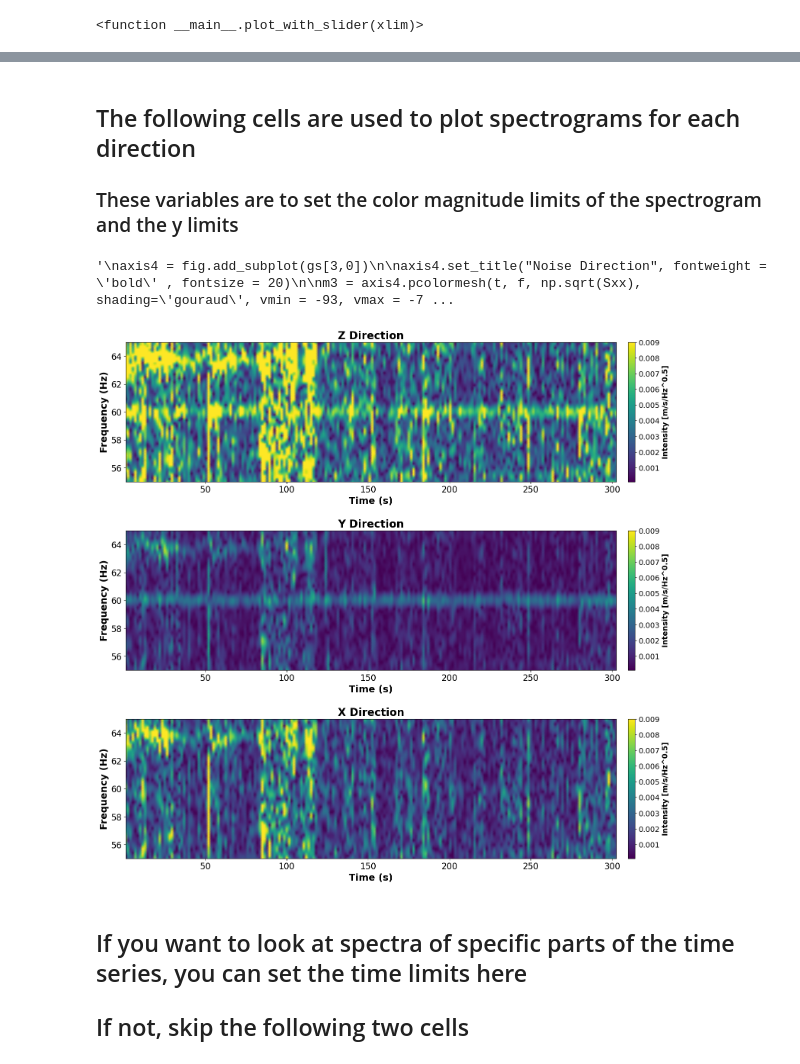
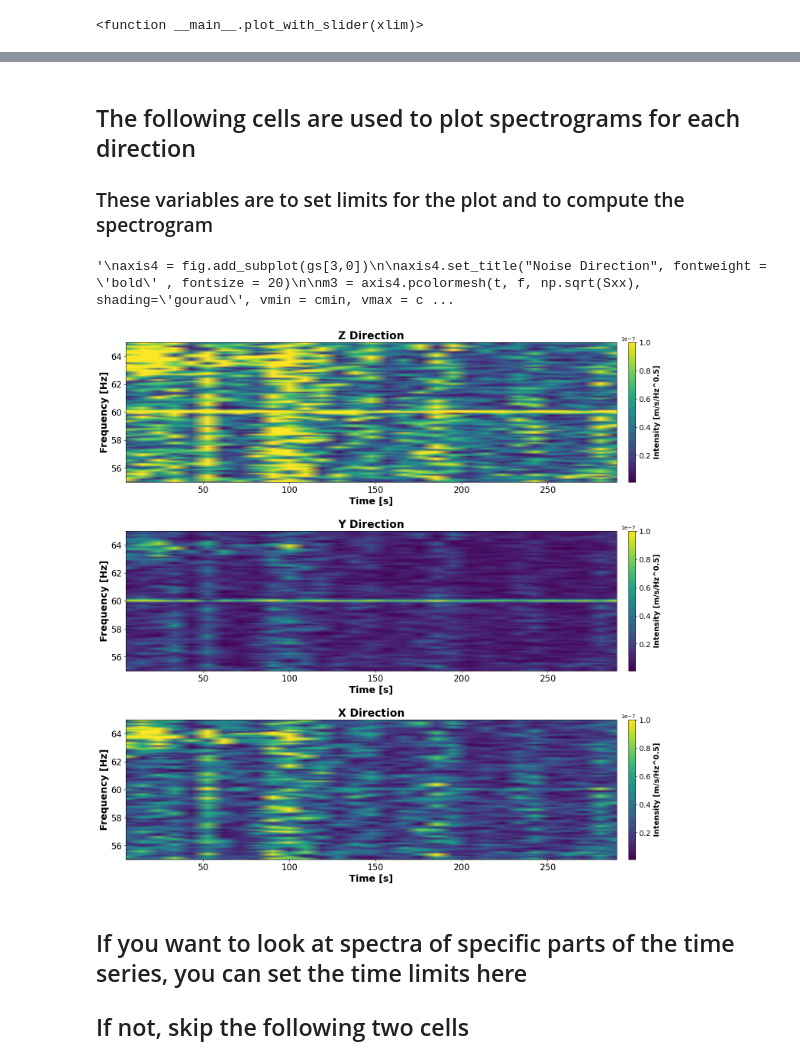
Before and after one commit to EquivocalBeing/Research_Code, a Jupyter notebook: Summer 2024/Magnetometer_Analysis_Prime.ipynb, the cells around one changed output, grey strips where cells are left out. Cells and saved outputs as stored; diff of their text form; code cells hidden in the pictures.

```diff
--- a/Summer 2024/Magnetometer_Analysis_Prime.ipynb
+++ b/Summer 2024/Magnetometer_Analysis_Prime.ipynb
@@ -133,19 +181,21 @@ plt.grid(True)
 # %% [markdown]
 ## The following cells are used to plot spectrograms for each direction
 
-### These variables are to set the color magnitude limits of the spectrogram and the y limits
+### These variables are to set limits for the plot and to compute the spectrogram
 # %%
-cmin = 0.0001 ## 0.0001 is the lowest it will go
-cmax = 0.009 ## Increase to make the plot more blue
+################################################## Colorbar Limits #############################################################
+cmin = 10e-10
+cmax = 10e-8
 
+##################################################### Plot limits ##############################################################
 ymax = 65 ## In terms of frequency
 ymin = 55
 
 ###################################################### fft length ##############################################################
-fft_len = 128 ## In terms of sec
+fft_len = 10 ## in terms of seconds
 
 ################################################# Precent FFT Overlap ##########################################################
-olap = 50
+olap = 50 ## 50% fft overlap
 # %%
 ################################################################################################################################
 ###################### The spectrograms are calculated with signal.spectrogram from SciPy ######################################
@@ -166,18 +216,18 @@ gs = gridspec.GridSpec(4,1, height_ratios = [1,1,1,1], hspace = 0.35)
 
 axis1 = fig.add_subplot(gs[0,0])
 
-m0 = axis1.pcolormesh(tk, fk, np.sqrt(Sxxk), shading='gouraud', vmin = cmin, vmax = cmax)
+m0 = axis1.pcolormesh(tk, fk, np.sqrt(Sxxk), shading='gouraud',vmin = cmin, vmax = cmax)
 
 axis1.set_title("Z Direction", fontweight = 'bold' , fontsize = 20)
-axis1.set_xlabel('Time (s)', fontweight = 'bold' , fontsize = 18)
-axis1.set_ylabel('Frequency (Hz)', fontweight = 'bold' , fontsize = 18)
+axis1.set_xlabel('Time [s]', fontweight = 'bold' , fontsize = 18)
+axis1.set_ylabel('Frequency [Hz]', fontweight = 'bold' , fontsize = 18)
 axis1.tick_params(labelsize=16)
 
 cbar0 = fig.colorbar(m0, label='Intensity [m/s/Hz^0.5]', pad =0.02)
 cbar0.ax.tick_params(labelsize=14)
 cbar0.set_label(label='Intensity [m/s/Hz^0.5]' ,weight='bold', fontsize = 14)
 
-axis1.set_ylim(ymin, ymax)
+#axis1.set_ylim(ymin, ymax)  ## Uncomment to set limits
 
 ####################################################### Channel Y ##############################################################
 
@@ -186,8 +236,8 @@ axis2 = fig.add_subplot(gs[1,0])
 m1 = axis2.pcolormesh(tj, fj, np.sqrt(Sxxj), shading='gouraud', vmin = cmin, vmax = cmax)
 
 axis2.set_title("Y Direction", fontweight = 'bold' , fontsize = 20)
-axis2.set_xlabel('Time (s)', fontweight = 'bold' , fontsize = 18)
-axis2.set_ylabel('Frequency (Hz)', fontweight = 'bold' , fontsize = 18)
+axis2.set_xlabel('Time [s]', fontweight = 'bold' , fontsize = 18)
+axis2.set_ylabel('Frequency [Hz]', fontweight = 'bold' , fontsize = 18)
 axis2.tick_params(labelsize=16)
 
 cbar1 = fig.colorbar(m1, pad =0.02)
@@ -203,43 +253,43 @@ axis3 = fig.add_subplot(gs[2,0])
 m2 = axis3.pcolormesh(ti, fi, np.sqrt(Sxxi), shading='gouraud', vmin = cmin, vmax = cmax)
 
 axis3.set_title("X Direction", fontweight = 'bold' , fontsize = 20)
-axis3.set_xlabel('Time (s)', fontweight = 'bold' , fontsize = 18)
-axis3.set_ylabel('Frequency (Hz)', fontweight = 'bold' , fontsize = 18)
+axis3.set_xlabel('Time [s]', fontweight = 'bold' , fontsize = 18)
+axis3.set_ylabel('Frequency [Hz]', fontweight = 'bold' , fontsize = 18)
 axis3.tick_params(labelsize=16)
 
 cbar2 = fig.colorbar(m2, pad =0.02)
 cbar2.ax.tick_params(labelsize=14)
 cbar2.set_label(label='Intensity [m/s/Hz^0.5]' ,weight='bold', fontsize = 14)
 
-axis3.set_ylim(ymin, ymax)
+#axis3.set_ylim(ymin, ymax)  ## Uncomment to set limits
 
 ###################################################### Noise Channel ###########################################################
 '''
 axis4 = fig.add_subplot(gs[3,0])
 
 axis4.set_title("Noise Direction", fontweight = 'bold' , fontsize = 20)
 
 m3 = axis4.pcolormesh(t, f, np.sqrt(Sxx), shading='gouraud', vmin = cmin, vmax = cmax)
 
-axis3.set_title("Electronic Noise", fontweight = 'bold' , fontsize = 20)
-axis3.set_xlabel('Time (s)', fontweight = 'bold' , fontsize = 18)
-axis4.set_ylabel('Frequency (Hz)', fontweight = 'bold' , fontsize = 18)
-axis3.tick_params(labelsize=16)
+axis4.set_title("Electronic Noise", fontweight = 'bold' , fontsize = 20)
+axis4.set_xlabel('Time [s]', fontweight = 'bold' , fontsize = 18)
+axis4.set_ylabel('Frequency [Hz]', fontweight = 'bold' , fontsize = 18)
+axis4.tick_params(labelsize=16)
 
 cbar3 = fig.colorbar(m3, pad = 0.02)
 cbar3.ax.tick_params(labelsize=14)
 cbar3.set_label(label='Intensity [m/s/Hz^0.5]' ,weight='bold', fontsize = 14)
 
 
-axis4.set_ylim(ymin, ymax)
+#axis4.set_ylim(ymin, ymax)  ## Uncomment to set limits
 
 #plt.savefig('**place_img_name_here.format**', bbox_inches='tight')
 '''
 ################################################################################################################################
 #################################### These may take a while to plot, since they are so dense ###################################
 # %% [output]
-'\naxis4 = fig.add_subplot(gs[3,0])\n\naxis4.set_title("Noise Direction", fontweight = \'bold\' , fontsize = 20)\n\nm3 = axis4.pcolormesh(t, f, np.sqrt(Sxx), shading=\'gouraud\', vmin = -93, vmax = -7 ...
+'\naxis4 = fig.add_subplot(gs[3,0])\n\naxis4.set_title("Noise Direction", fontweight = \'bold\' , fontsize = 20)\n\nm3 = axis4.pcolormesh(t, f, np.sqrt(Sxx), shading=\'gouraud\', vmin = cmin, vmax = c ...
-[figure, old version]
+[figure, new version]
 # %% [markdown]
 ## If you want to look at spectra of specific parts of the time series, you can set the time limits here
 
```
Also changed, not shown: parts of 10 cells of this notebook, 2 other files.
